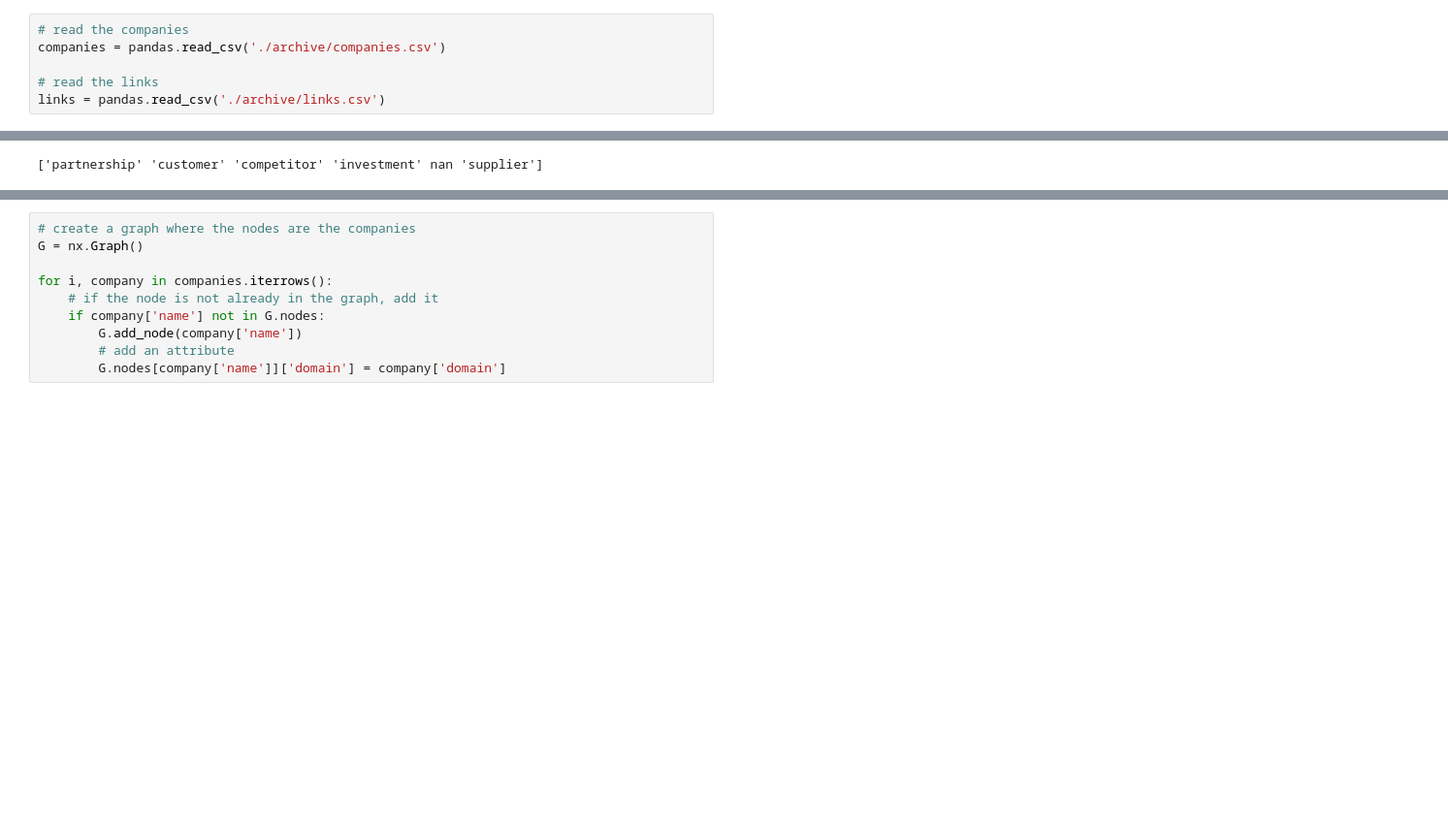
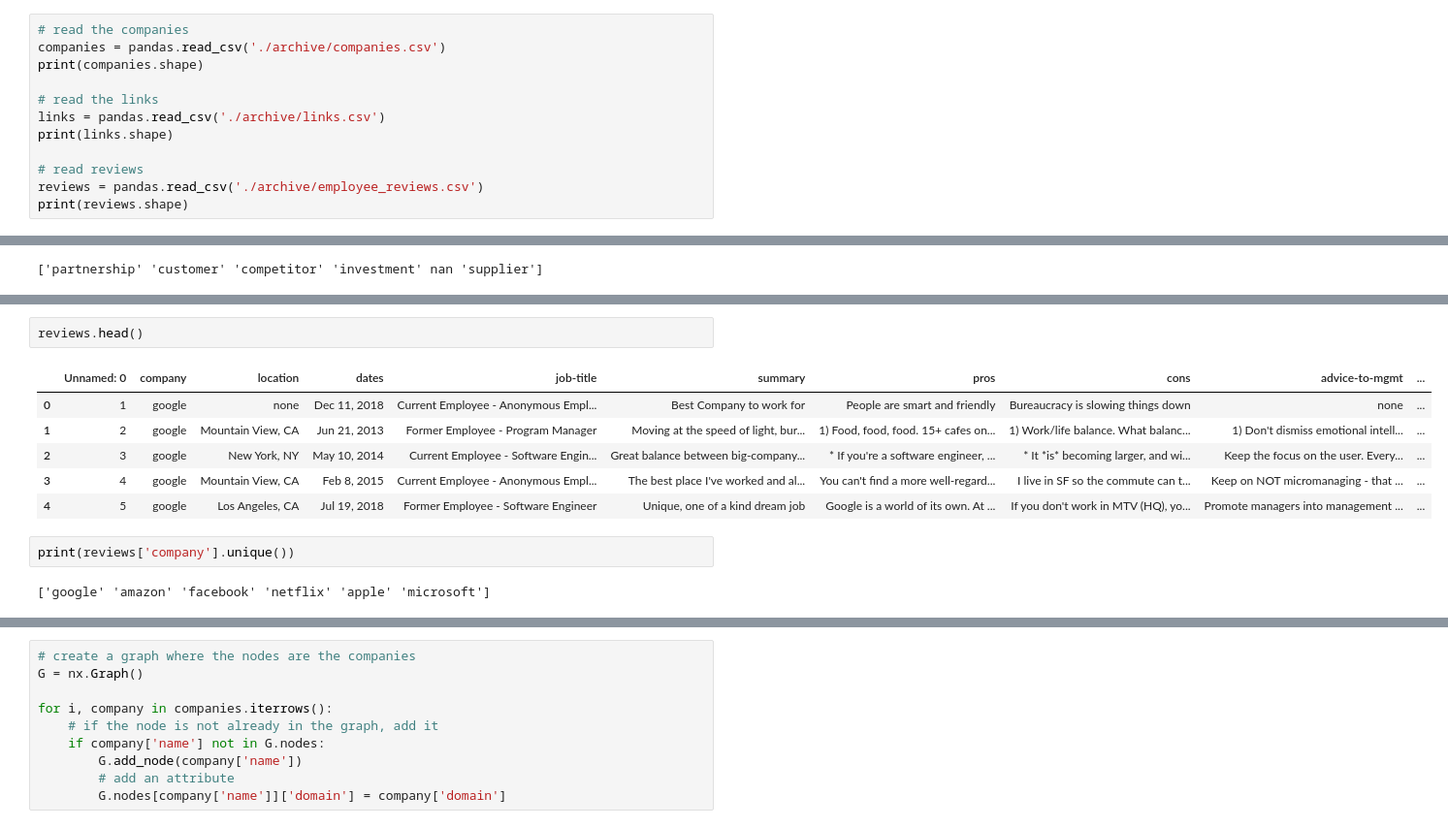
Before and after one commit to aliciags/social-graphs-dtu, a Jupyter notebook: project/project.ipynb, the cells around one changed output, grey strips where cells are left out. Shown at 97% size. Drawn from its saved outputs; the diff is of its cells as text; blank space fills up the shorter version.

```diff
--- a/project/project.ipynb
+++ b/project/project.ipynb
@@ -8,6 +9,12 @@ import pandas
 # %%
 # read the companies
 companies = pandas.read_csv('./archive/companies.csv')
+print(companies.shape)
 
 # read the links
 links = pandas.read_csv('./archive/links.csv')
+print(links.shape)
+
+# read reviews
+reviews = pandas.read_csv('./archive/employee_reviews.csv')
+print(reviews.shape)
@@ -48,2 +59,15 @@ print(len(links_3000))
 # %% [output]
 18419
+# %%
+reviews.head()
+# %% [output]
+|  | Unnamed: 0 | company | location | dates | job-title | summary | pros | cons | advice-to-mgmt | ... |
+| 0 | 1 | google | none | Dec 11, 2018 | Current Employee - Anonymous Empl... | Best Company to work for | People are smart and friendly | Bureaucracy is slowing things down | none | ... |
+| 1 | 2 | google | Mountain View, CA | Jun 21, 2013 | Former Employee - Program Manager | Moving at the speed of light, bur... | 1) Food, food, food. 15+ cafes on... | 1) Work/life balance. What balanc... | 1) Don't dismiss emotional intell... | ... |
+| 2 | 3 | google | New York, NY | May 10, 2014 | Current Employee - Software Engin... | Great balance between big-company... | * If you're a software engineer, ... | * It *is* becoming larger, and wi... | Keep the focus on the user. Every... | ... |
+| 3 | 4 | google | Mountain View, CA | Feb 8, 2015 | Current Employee - Anonymous Empl... | The best place I've worked and al... | You can't find a more well-regard... | I live in SF so the commute can t... | Keep on NOT micromanaging - that ... | ... |
+| 4 | 5 | google | Los Angeles, CA | Jul 19, 2018 | Former Employee - Software Engineer | Unique, one of a kind dream job | Google is a world of its own. At ... | If you don't work in MTV (HQ), yo... | Promote managers into management ... | ... |
+# %%
+print(reviews['company'].unique())
+# %% [output]
+['google' 'amazon' 'facebook' 'netflix' 'apple' 'microsoft']
```
Also changed, not shown: parts of 13 cells of this notebook, 2 other files.
